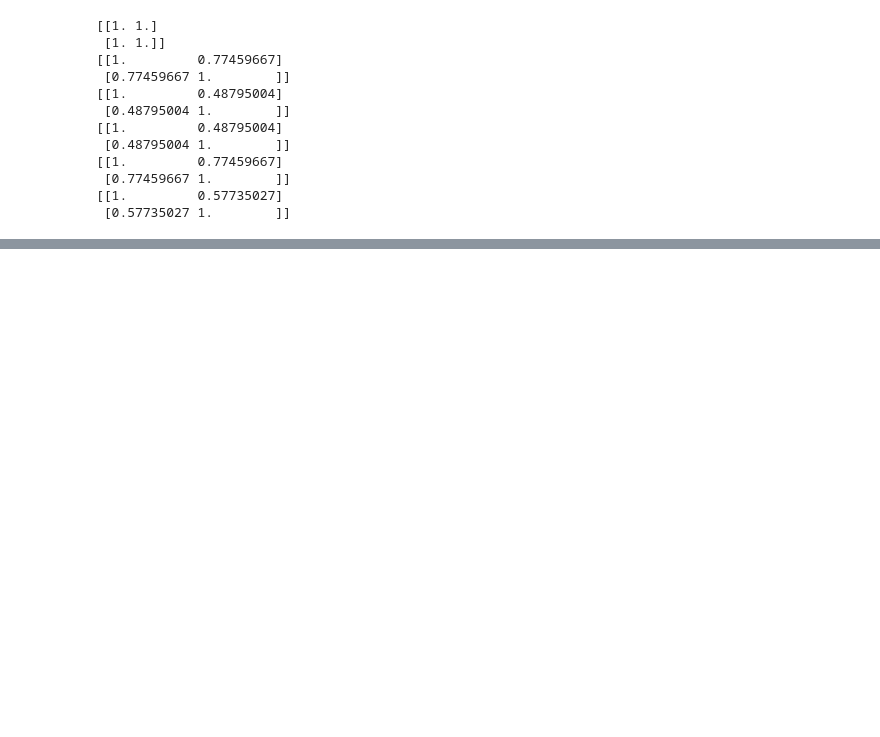
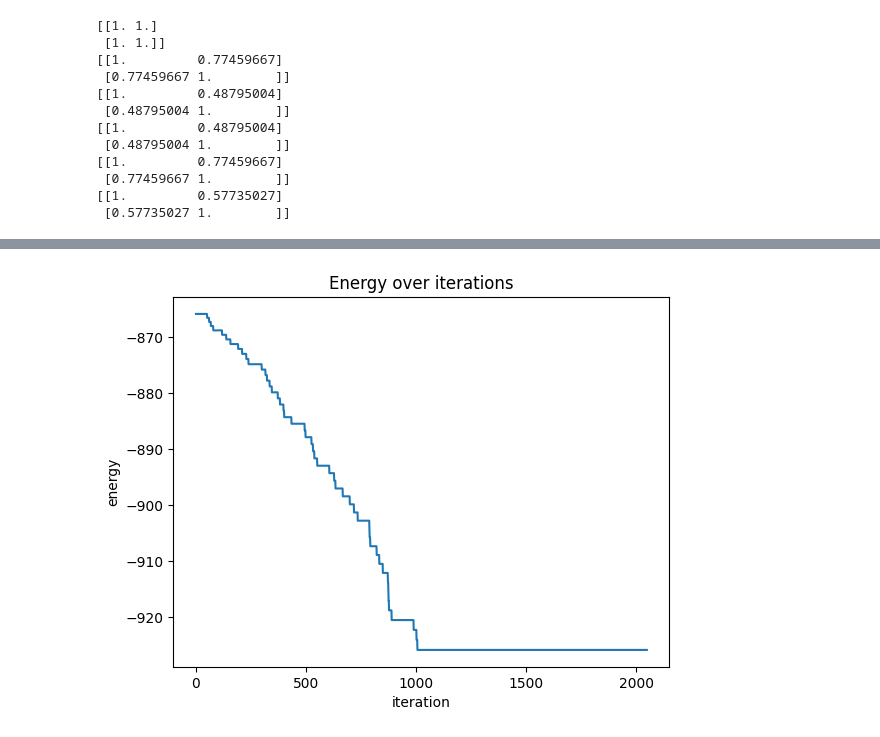
Before and after one commit to g-lago8/ComputationalNeuroScience, a Jupyter notebook: LAB2/LAB2_2/hopfield.ipynb, the cells around one changed output, grey strips where cells are left out. Drawn from its saved outputs; the diff is of its cells as text; code cells hidden in the pictures; blank space fills up the shorter version.

```diff
--- a/LAB2/LAB2_2/hopfield.ipynb
+++ b/LAB2/LAB2_2/hopfield.ipynb
@@ -140,29 +136,46 @@ class HopfieldNetwork():
         self.n_examples = n_examples
         self.dim = dim
 
+    def _compute_energy(self, x_new, x_old,  neuron):
+        # only x[neuron] has changed, so in the outer product only the row and column of the neuron has changed
+        old_energy = self.energy[-1]
+        new_energy = old_energy - np.dot(self.W[neuron,:], x_new) * x_new[neuron] + np.dot(self.W[neuron,:], x_old) * x_old[neuron] #  add the new energy term and subtract the old energy term multiplied by -1/2 and then by 2 because the matrix is symmetric
+        new_energy += self.W[neuron, neuron] * x_new[neuron]**2
+        new_energy -= self.W[neuron, neuron] * x_old[neuron]**2  # adjust because we do not want to count the diagonals
 
-    def retrieval(self, x, data, max_steps, bias =0.6):
-        self.energy = []
-        self._training(data)
+        return new_energy
 
+    def retrieval(self, x, data, max_steps, bias =0.6, compute_energy = False):
+        self._training(data) # train the network
+        if compute_energy:
+            outer_xx = np.outer(x, x)
+            self.energy = [ -1/2 *(np.sum( self.W * outer_xx) - np.sum(np.diag(self.W) * np.diag(outer_xx))) ] # -1/2 \sum_{i, j, i\neq j} w_{ij} x_i x_j
         x_new = x.copy()
         for i in range(max_steps):
-
             neurons = np.random.permutation(self.dim)
             x_old = x_new.copy()
-
-
             for neuron in neurons:
                 new_value = np.dot(self.W[neuron, :], x_new)+ bias
-
                 x_new[neuron] = np.sign(new_value)
-                self.energy.append(np.sum( self.W * np.outer(x_new, x_new) ))
-
+                if compute_energy:
+                    inefficient_new_energy = (-1/2 *(np.sum( self.W * np.outer(x_new, x_new)) - np.sum(np.diag(self.W) * np.diag(outer_xx))) ) # TODO: inefficient way to compute energy. fix it
+                    new_energy = self._compute_energy(x_new, x_old, neuron)
+                    print(inefficient_new_energy, new_energy)
+                    self.energy.append(new_energy)
             if np.all(x_old == x_new): # check if after a change to every component, the vector is the same.
                 print(f'converged in {i+1} steps')
                 break
+        return x_new
 
-        return x_new
+    def plot_energy(self):
+        if not hasattr(self, 'energy'):
+            print('energy not computed')
+            return
+        plt.plot(self.energy)
+        plt.title('Energy over iterations')
+        plt.xlabel('iteration')
+        plt.ylabel('energy')
+        plt.show()
 # %%
 images =np.array(im)
 images = images.reshape(3,-1)
@@ -200,0 +218,4 @@ array([1., 0.])
+# %%
+hopfield_net.plot_energy()
+# %% [output]
+[figure, added]
```
Also changed, not shown: parts of 8 cells of this notebook, 4 other files.
